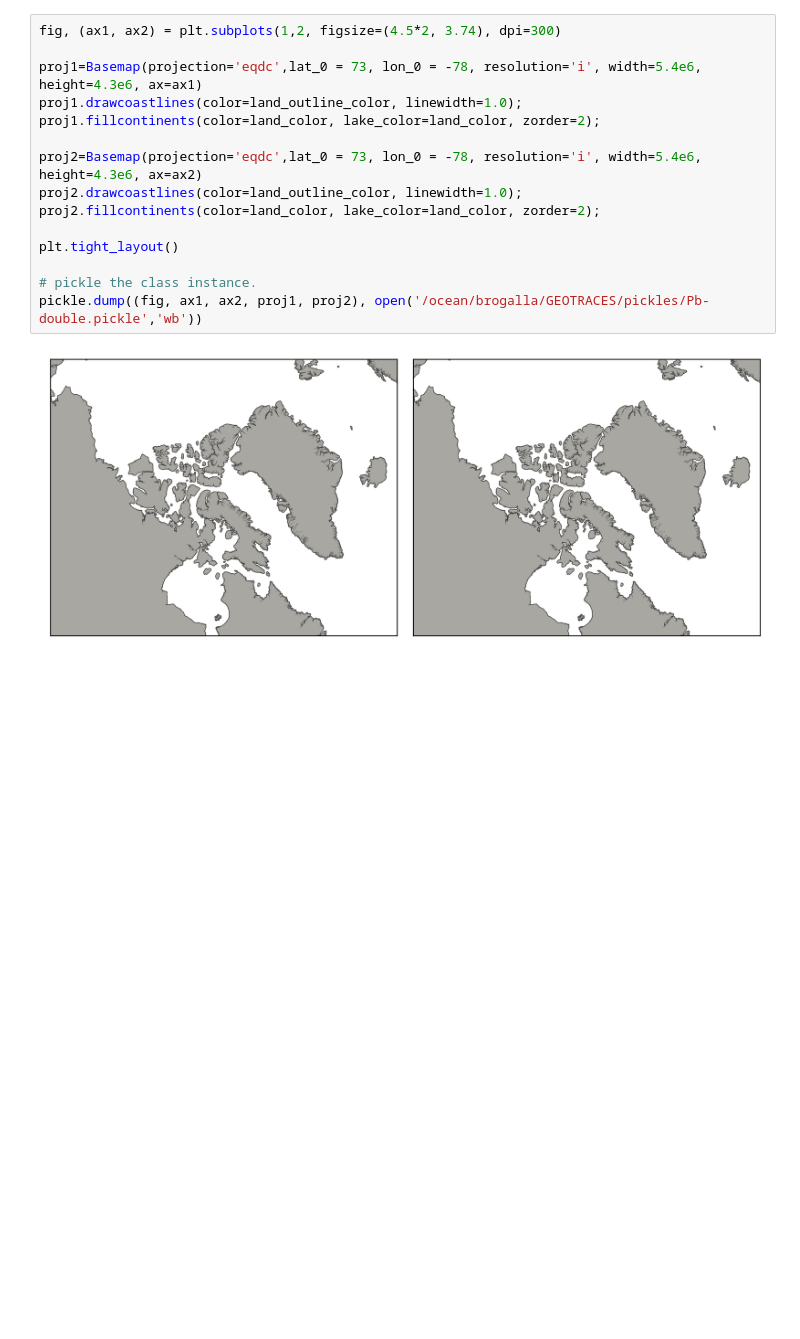
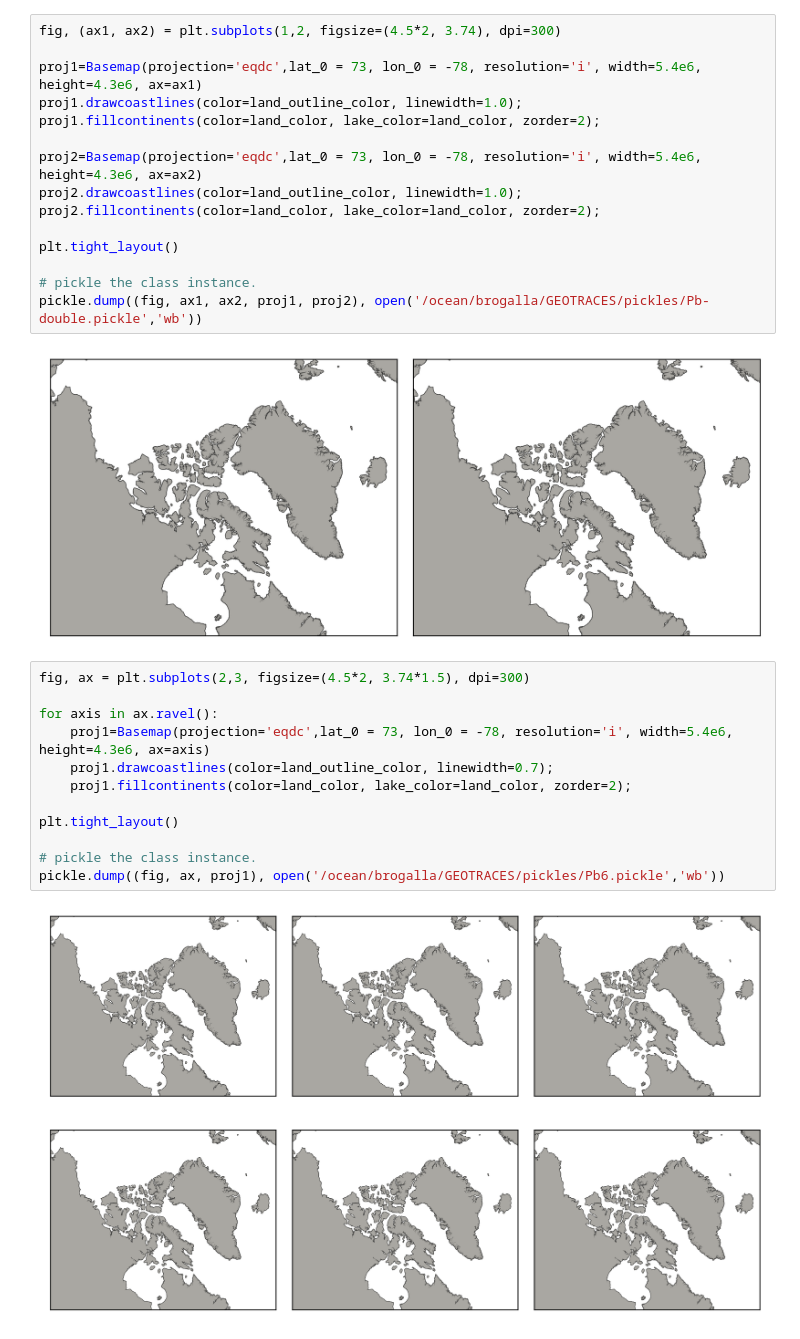
Before and after one commit to UBC-MOAD/analysis-brogalla, a Jupyter notebook: paper3/map-pickles.ipynb, the cells around one changed output. Saved outputs shown, nothing was run; the diff lists cells and outputs as text; blank space fills up the shorter version.

```diff
--- a/paper3/map-pickles.ipynb
+++ b/paper3/map-pickles.ipynb
@@ -121,3 +132,17 @@ plt.tight_layout()
 pickle.dump((fig, ax1, ax2, proj1, proj2), open('/ocean/brogalla/GEOTRACES/pickles/Pb-double.pickle','wb'))
 # %% [output]
 [figure]
+# %%
+fig, ax = plt.subplots(2,3, figsize=(4.5*2, 3.74*1.5), dpi=300)
+
+for axis in ax.ravel():
+    proj1=Basemap(projection='eqdc',lat_0 = 73, lon_0 = -78, resolution='i', width=5.4e6, height=4.3e6, ax=axis)
+    proj1.drawcoastlines(color=land_outline_color, linewidth=0.7);
+    proj1.fillcontinents(color=land_color, lake_color=land_color, zorder=2);
+
+plt.tight_layout()
+
+# pickle the class instance.
+pickle.dump((fig, ax, proj1), open('/ocean/brogalla/GEOTRACES/pickles/Pb6.pickle','wb'))
+# %% [output]
+[figure, added]
```
Also changed, not shown: parts of 1 cell of this notebook.
